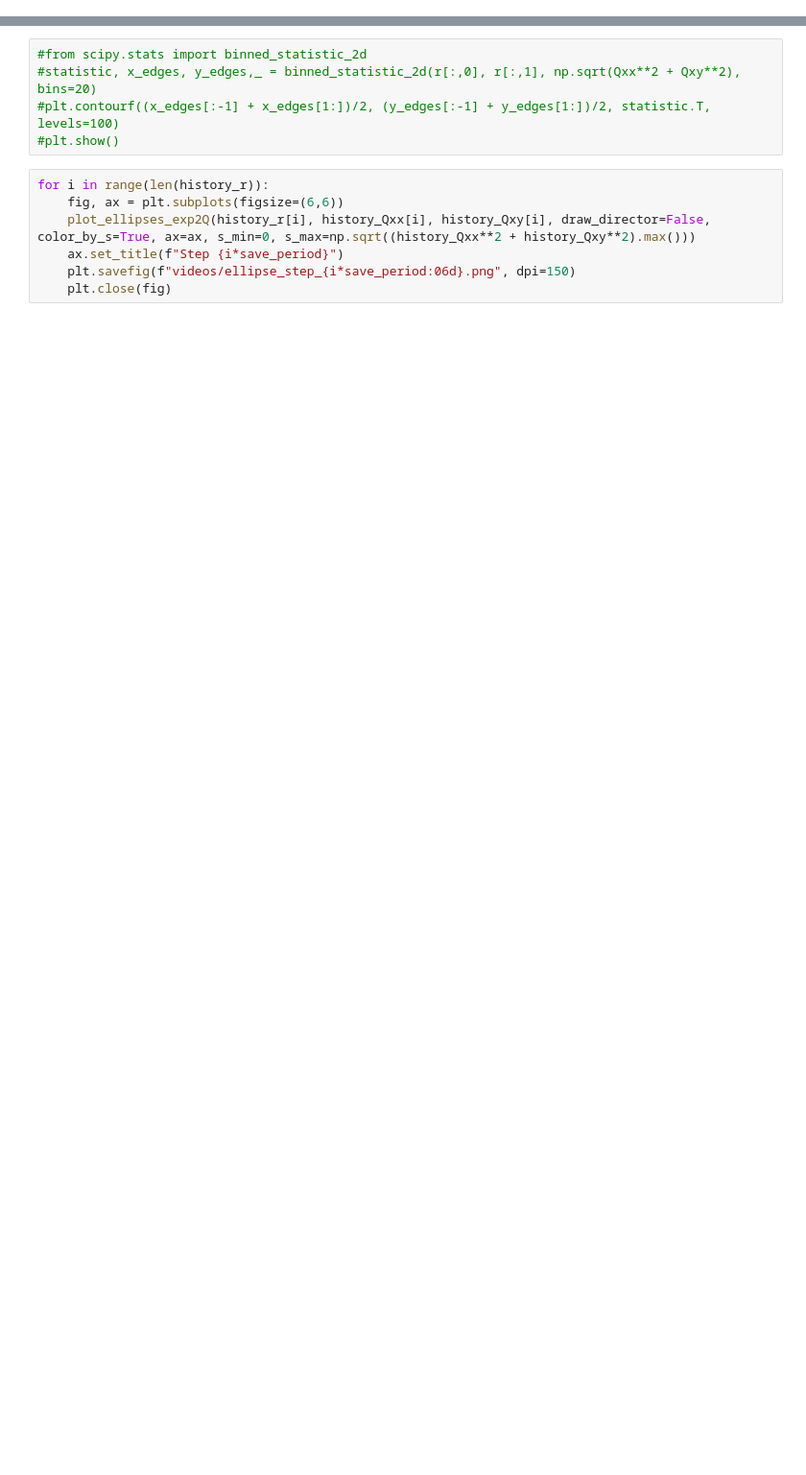
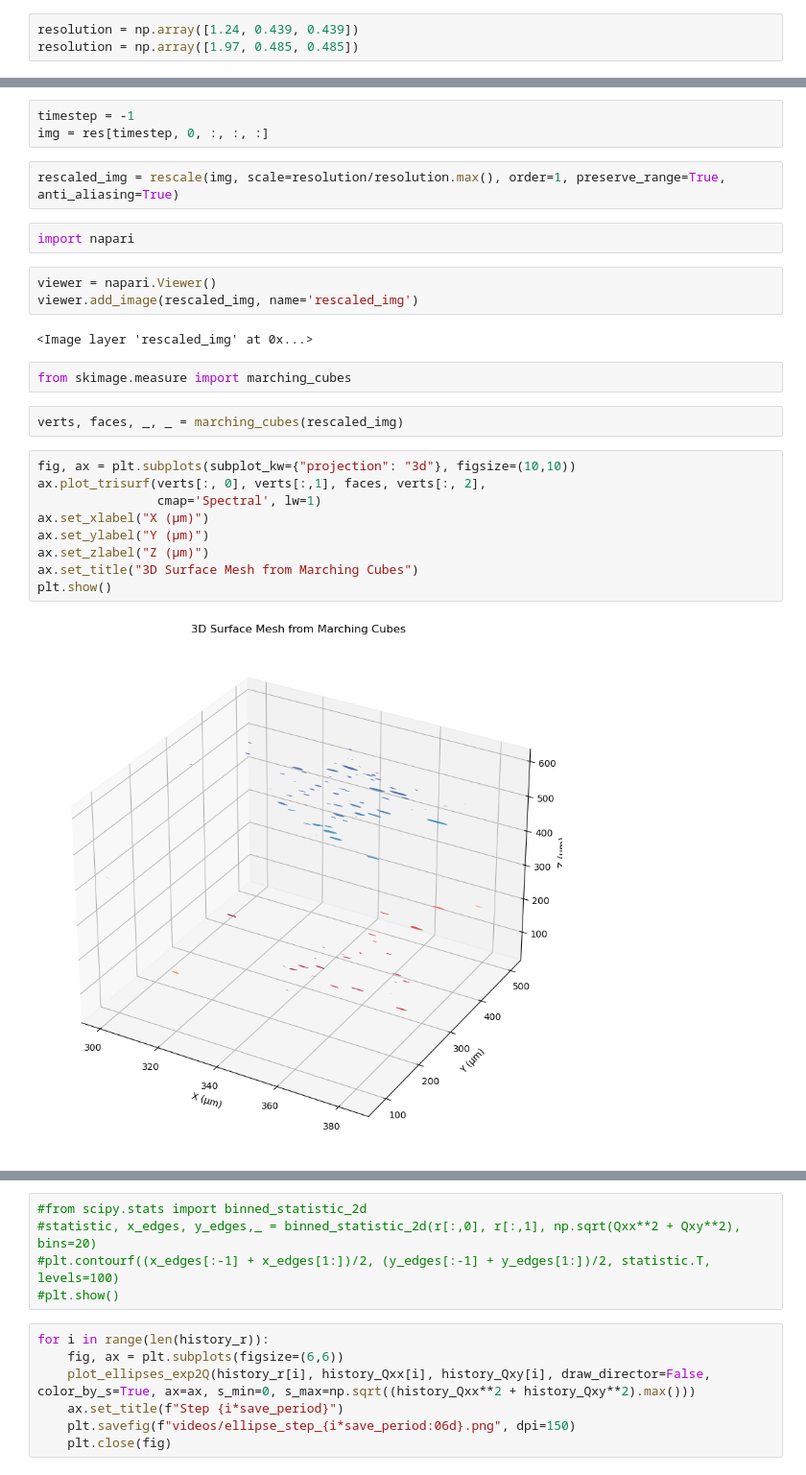
Before and after one commit to vicioms/camilla, a Jupyter notebook: simulation.ipynb, the cells around one changed output, grey strips where cells are left out. Shown: that part at 96% size. Cells and saved outputs as stored; diff of their text form; blank space fills up the shorter version.

```diff
--- a/simulation.ipynb
+++ b/simulation.ipynb
@@ -89,0 +95,3 @@ s_min = None, s_max=None, x_min = None, x_max =None, y_min = None, y_max=None):
+# %%
+resolution = np.array([1.24, 0.439, 0.439])
+resolution = np.array([1.97, 0.485, 0.485])
@@ -89,0 +100,27 @@ s_min = None, s_max=None, x_min = None, x_max =None, y_min = None, y_max=None):
+# %%
+timestep = -1
+img = res[timestep, 0, :, :, :]
+# %%
+rescaled_img = rescale(img, scale=resolution/resolution.max(), order=1, preserve_range=True, anti_aliasing=True)
+# %%
+import napari
+# %%
+viewer = napari.Viewer()
+viewer.add_image(rescaled_img, name='rescaled_img')
+# %% [output]
+<Image layer 'rescaled_img' at 0x...>
+# %%
+from skimage.measure import marching_cubes
+# %%
+verts, faces, _, _ = marching_cubes(rescaled_img)
+# %%
+fig, ax = plt.subplots(subplot_kw={"projection": "3d"}, figsize=(10,10))
+ax.plot_trisurf(verts[:, 0], verts[:,1], faces, verts[:, 2],
+                cmap='Spectral', lw=1)
+ax.set_xlabel("X (µm)")
+ax.set_ylabel("Y (µm)")
+ax.set_zlabel("Z (µm)")
+ax.set_title("3D Surface Mesh from Marching Cubes")
+plt.show()
+# %% [output]
+[figure, added]
```
Also changed, not shown: parts of 14 cells of this notebook, 1 other file.
